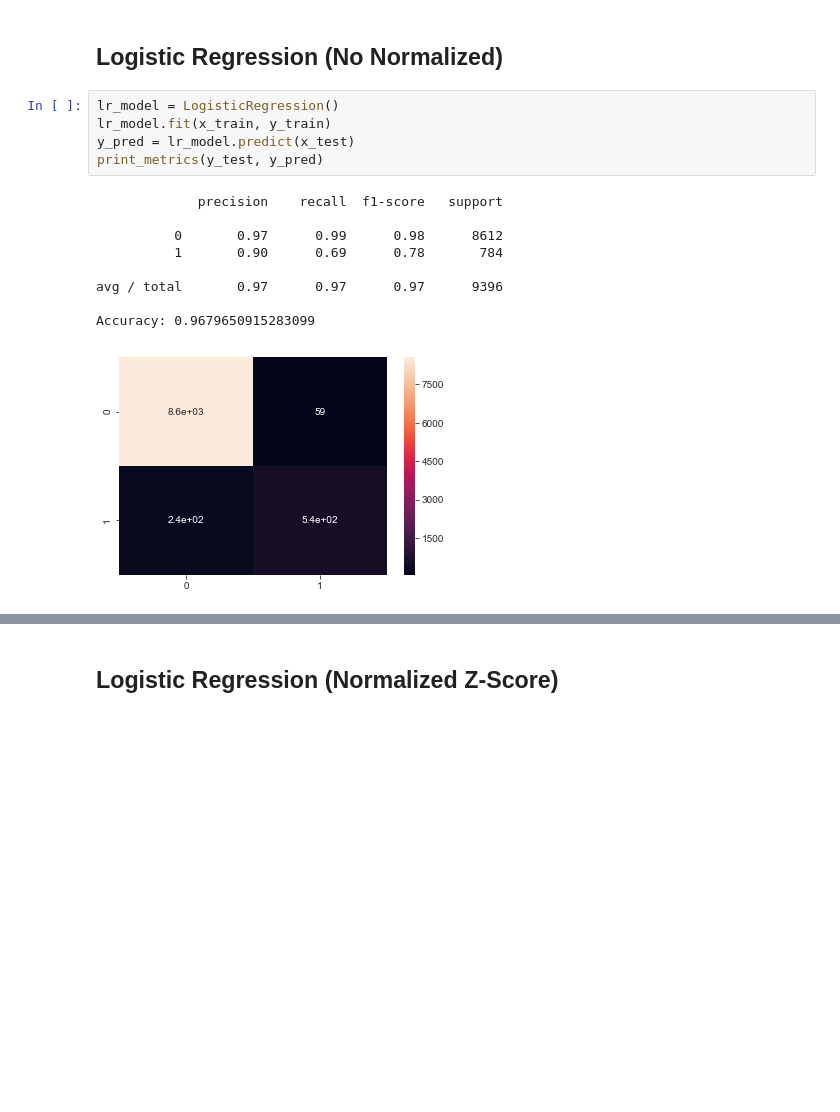
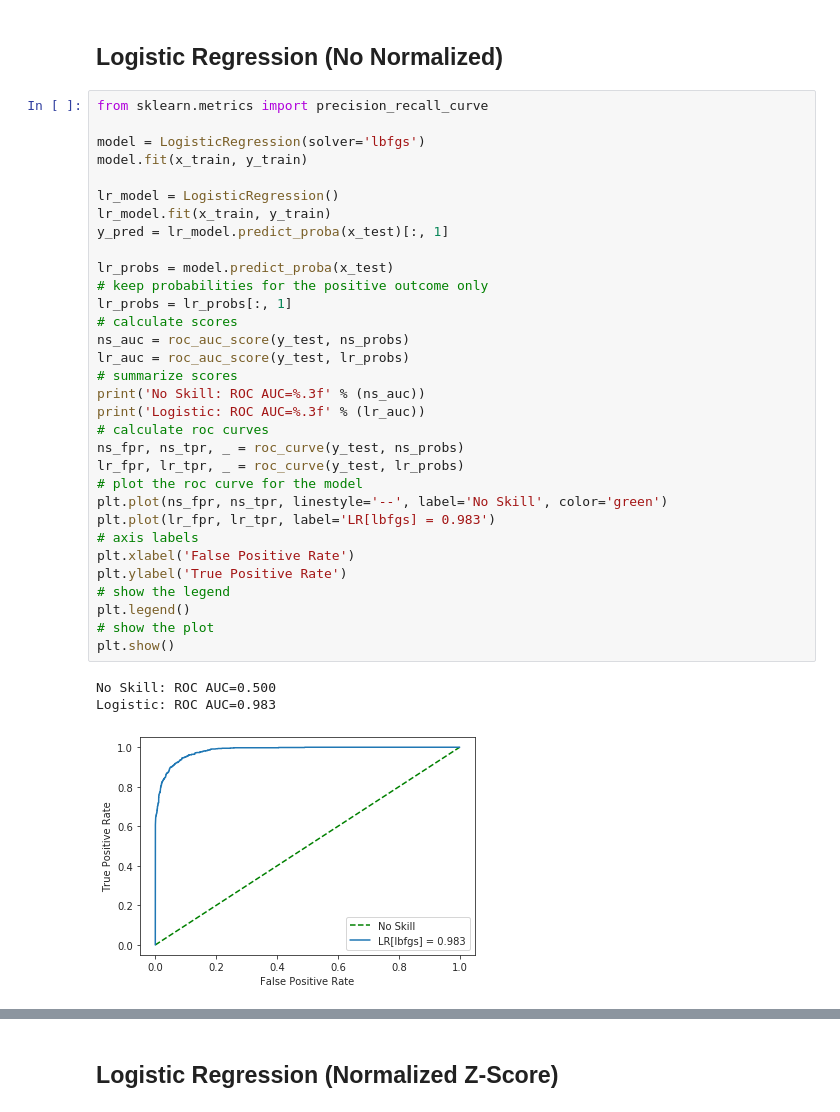
Before and after one commit to pcrodagua/DAP_Final, a Jupyter notebook: anemia/src/ProcessingLR.ipynb, the cells around one changed output, grey strips where cells are left out. Saved outputs shown, nothing was run; the diff lists cells and outputs as text; blank space fills up the shorter version.

```diff
--- a/anemia/src/ProcessingLR.ipynb
+++ b/anemia/src/ProcessingLR.ipynb
@@ -57,21 +57,42 @@ def plot_roc(y_test, y_pred, model):
     plt.show()
 # %% [markdown]
 ## Logistic Regression (No Normalized)
-# %%
-lr_model = LogisticRegression()
-lr_model.fit(x_train, y_train)
-y_pred = lr_model.predict(x_test)
-print_metrics(y_test, y_pred)
-# %% [output]
-             precision    recall  f1-score   support
-
-          0       0.97      0.99      0.98      8612
-          1       0.90      0.69      0.78       784
-
-avg / total       0.97      0.97      0.97      9396
-
-Accuracy: 0.9679650915283099
-[figure, removed]
+# %%
+from sklearn.metrics import precision_recall_curve
+
+model = LogisticRegression(solver='lbfgs')
+model.fit(x_train, y_train)
+
+lr_model = LogisticRegression()
+lr_model.fit(x_train, y_train)
+y_pred = lr_model.predict_proba(x_test)[:, 1]
+
+lr_probs = model.predict_proba(x_test)
+# keep probabilities for the positive outcome only
+lr_probs = lr_probs[:, 1]
+# calculate scores
+ns_auc = roc_auc_score(y_test, ns_probs)
+lr_auc = roc_auc_score(y_test, lr_probs)
+# summarize scores
+print('No Skill: ROC AUC=%.3f' % (ns_auc))
+print('Logistic: ROC AUC=%.3f' % (lr_auc))
+# calculate roc curves
+ns_fpr, ns_tpr, _ = roc_curve(y_test, ns_probs)
+lr_fpr, lr_tpr, _ = roc_curve(y_test, lr_probs)
+# plot the roc curve for the model
+plt.plot(ns_fpr, ns_tpr, linestyle='--', label='No Skill', color='green')
+plt.plot(lr_fpr, lr_tpr, label='LR[lbfgs] = 0.983')
+# axis labels
+plt.xlabel('False Positive Rate')
+plt.ylabel('True Positive Rate')
+# show the legend
+plt.legend()
+# show the plot
+plt.show()
+# %% [output]
+No Skill: ROC AUC=0.500
+Logistic: ROC AUC=0.983
+[figure, added]
 # %%
 plot_roc(y_test, y_pred, 'Logistic Regression')
 # %% [output]
```
Also changed, not shown: parts of 6 cells of this notebook.
